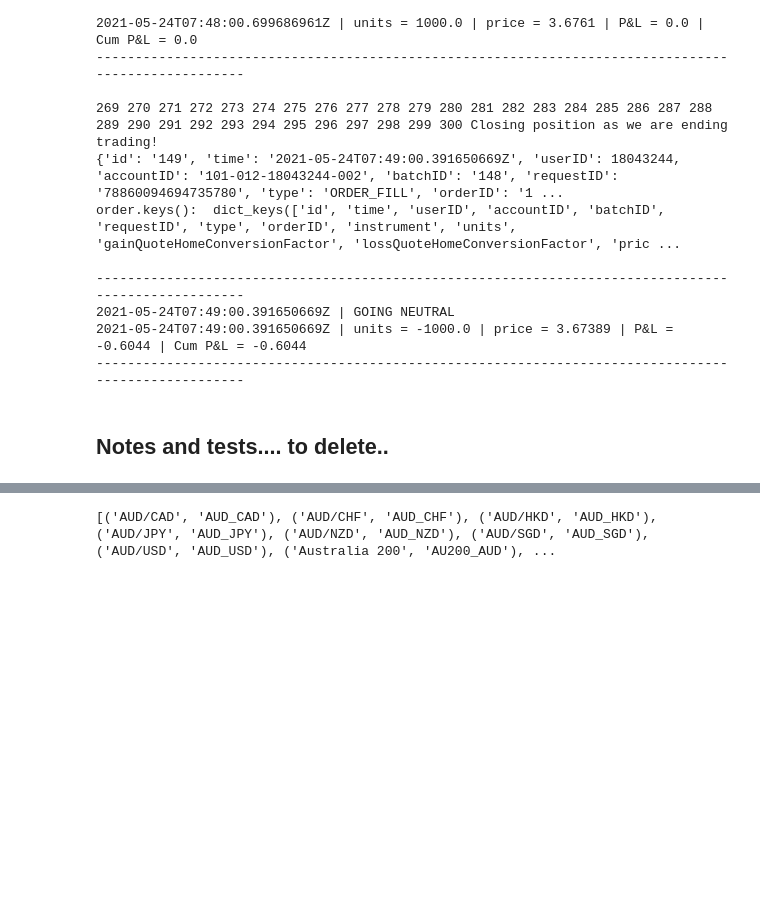
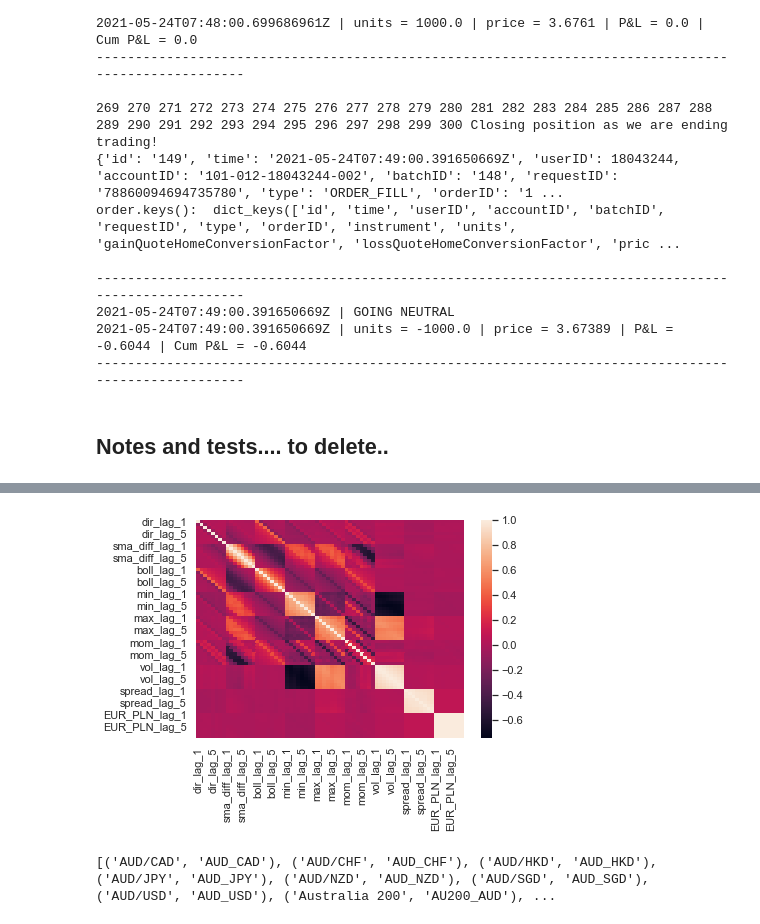
Before and after one commit to rollingturtle/OandaTrading, a Jupyter notebook: control.ipynb, the cells around one changed output, grey strips where cells are left out. Cells and saved outputs as stored; diff of their text form; code cells hidden in the pictures; blank space fills up the shorter version.

```diff
--- a/control.ipynb
+++ b/control.ipynb
@@ -364,0 +414,3 @@ order.keys():  dict_keys(['id', 'time', 'userID', 'accountID', 'batchID', 'reque
+# %%
+tr_inputs = pd.read_csv("./Data/EUR_PLN/Train/train.csv")
+tr_inputs.describe()
@@ -365,3 +428,14 @@ order.keys():  dict_keys(['id', 'time', 'userID', 'accountID', 'batchID', 'reque
+# %%
+input_corr_mat = tr_inputs.corr()
+# %%
+import numpy as np;
+np.random.seed(0)
+import seaborn as sns;
+sns.set_theme()
+#uniform_data = np.random.rand(10, 12)
+ax = sns.heatmap(input_corr_mat)
+# %% [output]
+[figure, added]
 # %%
 import tpqoa
 # %%
```
Also changed, not shown: parts of 7 cells of this notebook, 4 other files.
